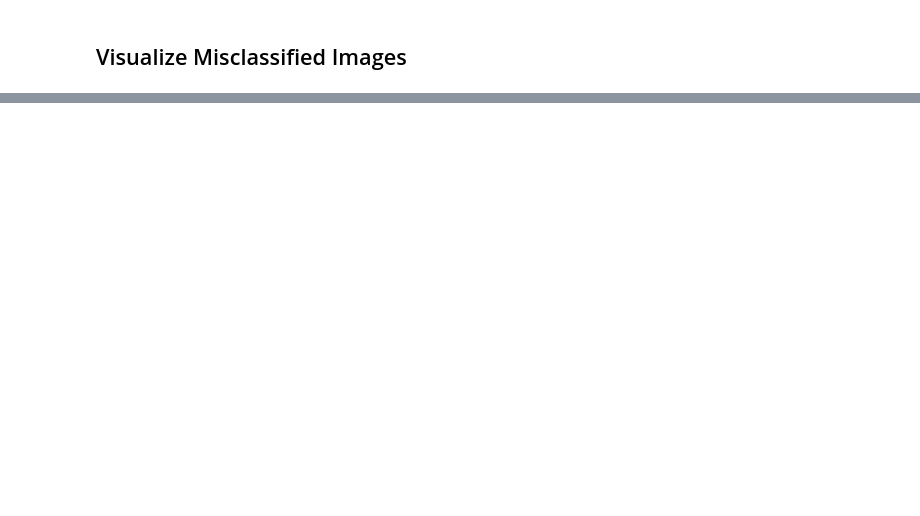
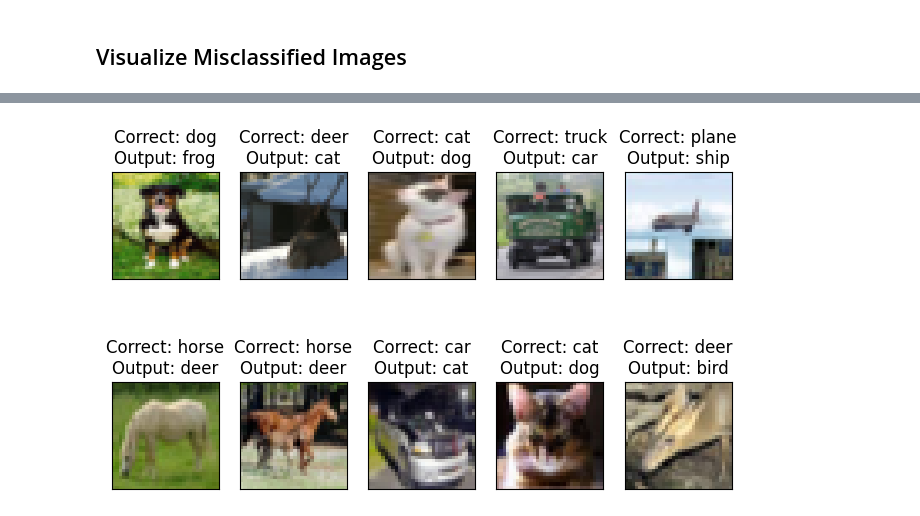
Before and after one commit to Shilpaj1994/ERA, a Jupyter notebook: Session8/S8.ipynb, the cells around one changed output, grey strips where cells are left out. Cells and saved outputs as stored; diff of their text form; code cells hidden in the pictures; blank space fills up the shorter version.

```diff
--- a/Session8/S8.ipynb
+++ b/Session8/S8.ipynb
@@ -76,6 +150,7 @@ SEED = 8
 # CUDA?
 cuda = torch.cuda.is_available()
 print("CUDA Available?", cuda)
+device = torch.device("cuda" if torch.cuda.is_available() else "cpu")
 
 # For reproducibility
 torch.manual_seed(SEED)
@@ -84,7 +159,7 @@ if cuda:
     torch.cuda.manual_seed(SEED)
 
 # dataloader arguments - something you'll fetch these from cmdprmt
-dataloader_args = dict(shuffle=True, batch_size=64, num_workers=4, pin_memory=True) if cuda else dict(shuffle=True, batch_size=64)
+dataloader_args = dict(shuffle=True, batch_size=BATCH_SIZE, num_workers=2, pin_memory=True) if cuda else dict(shuffle=True, batch_size=64)
 
 # train dataloader
 train_loader = torch.utils.data.DataLoader(train, **dataloader_args)
@@ -123,35 +200,31 @@ ModuleNotFoundError: No module named 'torch'
 # %%
-from utils import train, test
-
 # Data to plot accuracy and loss graphs
 train_losses = []
 test_losses = []
 train_acc = []
 test_acc = []
-
 test_incorrect_pred = {'images': [], 'ground_truths': [], 'predicted_vals': []}
 
+
 # Put the model on selected device
-model = Net().to(device)
+model = Session8().to(device)
 
 # Optimization algorithm to update the weights
-optimizer = optim.SGD(model.parameters(), lr=0.01, momentum=0.9)
+optimizer = optim.SGD(model.parameters(), lr=LEARNING_RATE, momentum=MOMENTUM, weight_decay=WEIGHT_DECAY)
 
 # Scheduler to change the learning rate after specific number of epochs
-# scheduler = optim.lr_scheduler.StepLR(optimizer, step_size=15, gamma=0.1, verbose=True)
+scheduler = torch.optim.lr_scheduler.OneCycleLR(optimizer, max_lr=MAX_LR, steps_per_epoch=STEPS_PER_EPOCH, epochs=EPOCHS)
 
 # New Line
 criterion = F.nll_loss
 
-# Number of epochs for which model is to be trained
-num_epochs = 20
 
 # For each epoch
-for epoch in range(1, num_epochs+1):
+for epoch in range(1, EPOCHS+1):
     print(f'Epoch {epoch}')
 
     # Train the model on training dataset and append the training loss and accuracy
-    correct, processed, train_loss = train(model, device, train_loader, optimizer, criterion)
+    correct, processed, train_loss = train(model, device, train_loader, optimizer, criterion, scheduler)
     train_acc.append(100 * correct / processed)
     train_losses.append(train_loss / len(train_loader))
 
@@ -159,6 +232,3 @@ for epoch in range(1, num_epochs+1):
     correct, test_loss = test(model, device, test_loader, criterion)
     test_acc.append(100. * correct / len(test_loader.dataset))
     test_losses.append(test_loss)
-
-    # Update the learning rate after specified number of epochs
-#     scheduler.step()
@@ -179,0 +282,16 @@ plot_data(misclassified_data, 30)
+# %%
+from utils import get_misclassified_data
+from visualize import plot_data
+
+# Denormalize the data using test mean and std deviation
+inv_normalize = transforms.Normalize(
+    mean=[-0.4942/0.2466, -0.4851/0.2428, -0.4504/0.2615],
+    std=[1/0.2466, 1/0.2428, 1/0.2615]
+)
+
+# Get the misclassified data from test dataset
+misclassified_data = get_misclassified_data(model, device, test_loader)
+
+# Plot the misclassified data
+plot_data(misclassified_data, classes, inv_normalize, number_of_samples=10)
+# %% [output]
@@ -179,0 +301 @@ plot_data(misclassified_data, 30)
+[figure, added]
```
Also changed, not shown: parts of 27 cells of this notebook.
